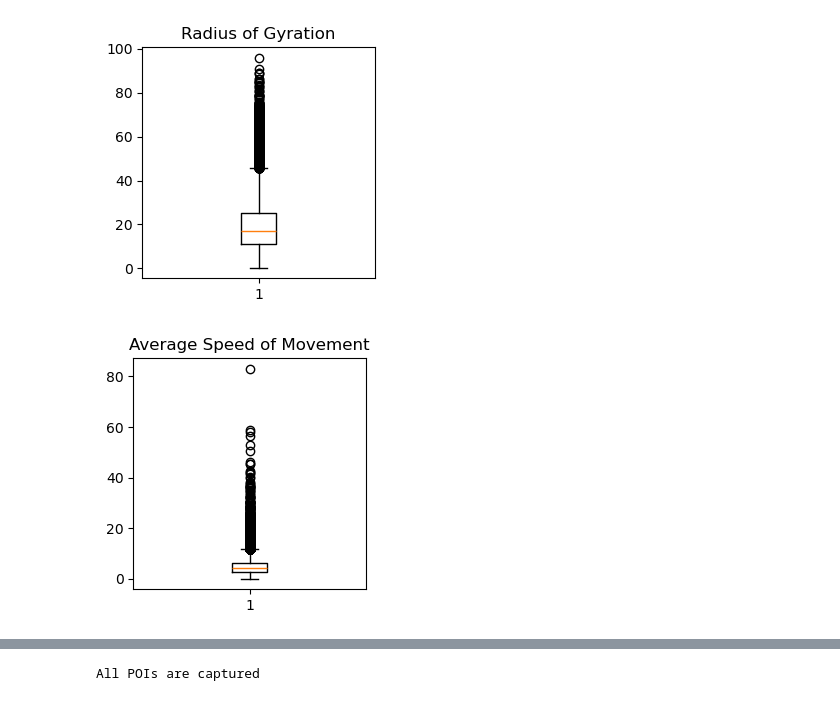
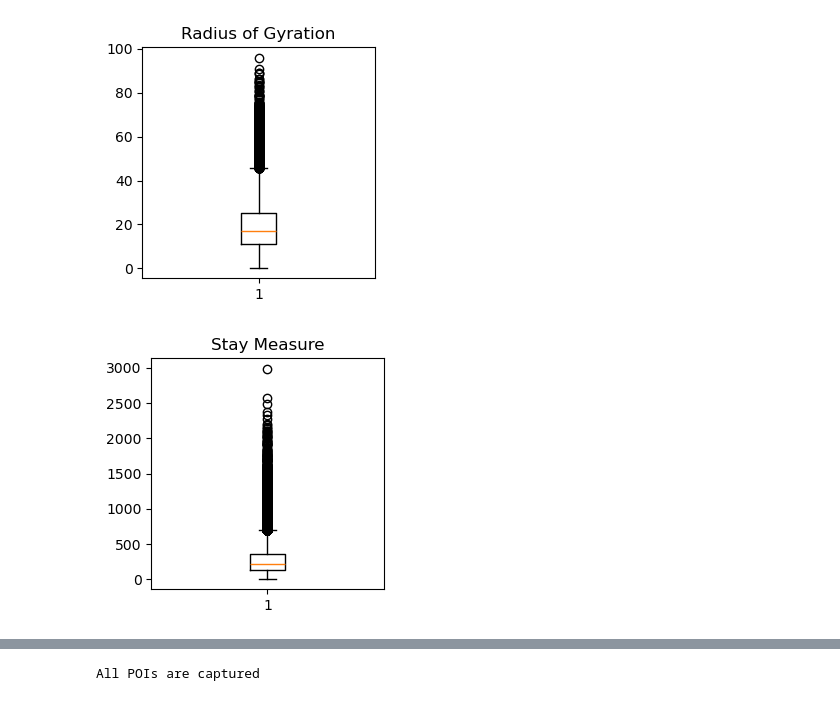
Before and after one commit to ANNIZHENG/MLModel_Eval_with_YJMob100K, a Jupyter notebook: DataAnalysis_POI.ipynb, the cells around one changed output, grey strips where cells are left out. Cells and saved outputs as stored; diff of their text form; code cells hidden in the pictures.

```diff
--- a/DataAnalysis_POI.ipynb
+++ b/DataAnalysis_POI.ipynb
@@ -167,8 +167,8 @@ plt.show()
 # %%
 # Box-plot: Average speed of movement
 plt.figure(figsize=(3, 3))
-plt.boxplot(analysis['Average_Speed_Measure'])
-plt.title('Average Speed of Movement')
+plt.boxplot(analysis['Stay_Measure'])
+plt.title('Stay Measure')
 plt.show()
 # %% [output]
-[figure, old version]
+[figure, new version]
```
Also changed, not shown: parts of 10 cells of this notebook.
